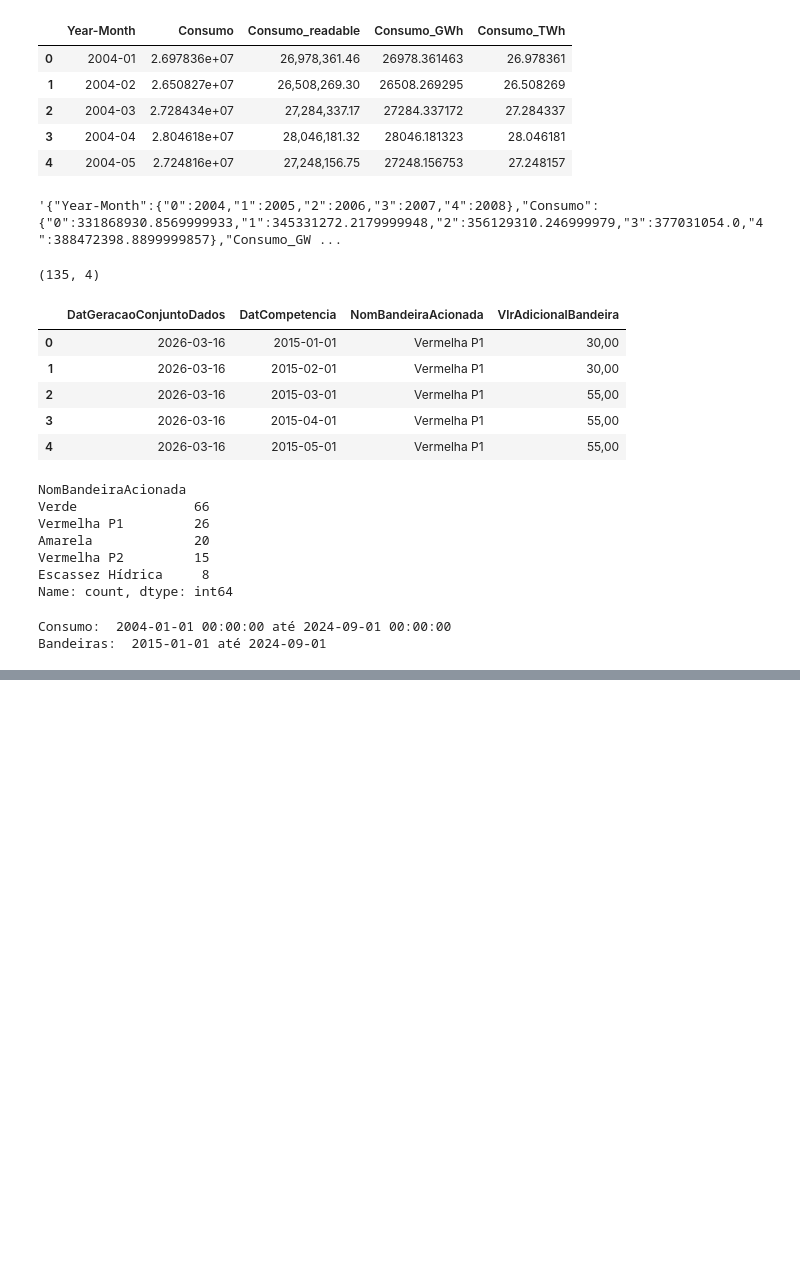
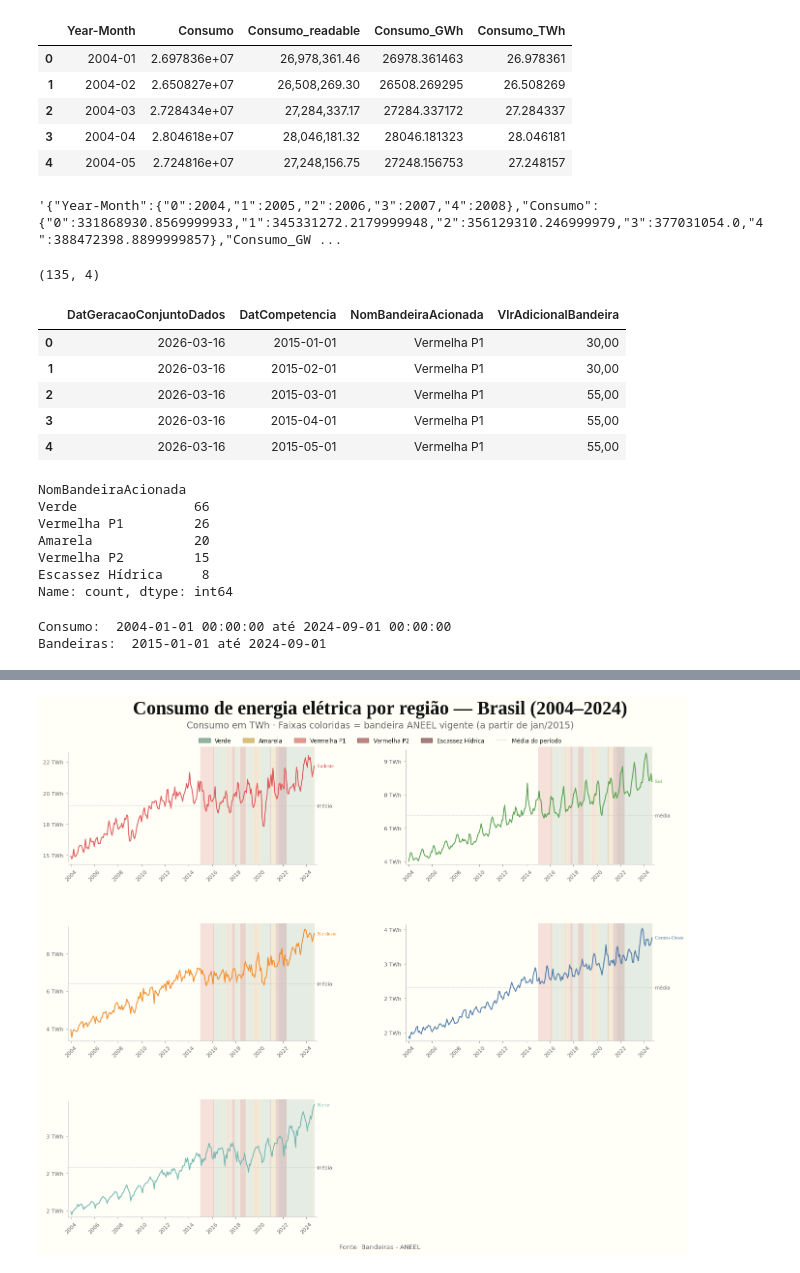
Before and after one commit to PalomaDuarte07/ecdv-energias-renovaveis, a Jupyter notebook: 2103-bandeira-consumo.ipynb, the cells around one changed output, grey strips where cells are left out. Drawn from its saved outputs; the diff is of its cells as text; code cells hidden in the pictures; blank space fills up the shorter version.

```diff
--- a/2103-bandeira-consumo.ipynb
+++ b/2103-bandeira-consumo.ipynb
@@ -442,0 +621,86 @@ Salvo: visualizacao_bandeiras.png
+# %%
+# ─────────────────────────────────────────────────────────────────────────────
+# PLOT 2: 5 REGIÕES
+# ─────────────────────────────────────────────────────────────────────────────
+fig2 = plt.figure(figsize=(15, 12), facecolor=BG)
+fig2.patch.set_facecolor(BG)
+
+gs2 = fig2.add_gridspec(
+    3, 2,
+    hspace=0.50, wspace=0.35,
+    top=0.88, bottom=0.07, left=0.07, right=0.88,
+)
+
+# 5 regiões em 3 linhas (2 colunas)
+axes_reg = [
+    fig2.add_subplot(gs2[0, 0]), fig2.add_subplot(gs2[0, 1]),
+    fig2.add_subplot(gs2[1, 0]), fig2.add_subplot(gs2[1, 1]),
+    fig2.add_subplot(gs2[2, 0]),  # Norte sozinho na linha 3
+]
+
+CORES_REG = {
+    "Centro-Oeste": "#4e79a7",
+    "Nordeste":     "#f28e2b",
+    "Norte":        "#76b7b2",
+    "Sudeste":      "#e15759",
+    "Sul":          "#59a14f",
+}
+
+titulos_reg = {
+    "Sudeste":      "",
+    "Sul":          "",
+    "Nordeste":     "",
+    "Centro-Oeste": "",
+    "Norte":        "",
+}
+
+for ax_r, reg in zip(axes_reg, ["Sudeste", "Sul", "Nordeste", "Centro-Oeste", "Norte"]):
+    dados_reg = por_regiao[por_regiao["Regiao"] == reg]
+    plotar_painel(
+        ax_r, dados_reg, "YM", "Consumo_TWh",
+        titulo=titulos_reg[reg],
+        cor_linha=CORES_REG[reg],
+        bandeiras_df=bandeiras,
+        milhoes=True,
+        show_xlabel=True,
+        rotulo=reg,
+    )
+
+# Legenda das bandeiras
+legenda_bandeiras = [
+    mpatches.Patch(color="#2d6a4f", alpha=0.5, label="Verde"),
+    mpatches.Patch(color="#b5830a", alpha=0.5, label="Amarela"),
+    mpatches.Patch(color="#c0392b", alpha=0.5, label="Vermelha P1"),
+    mpatches.Patch(color="#7b0f0f", alpha=0.5, label="Vermelha P2"),
+    mpatches.Patch(color="#4a0000", alpha=0.5, label="Escassez Hídrica"),
+    Line2D([0], [0], color=AXIS_C, linewidth=0.8,
+           linestyle="--", label="Média do período"),
+]
+
+fig2.legend(
+    handles=legenda_bandeiras,
+    loc="upper center",
+    ncol=6,
+    frameon=False,
+    fontsize=8.5,
+    bbox_to_anchor=(0.5, 0.905),
+    prop={"family": SANS[0], "size": 8.5},
+)
+
+# Título e fonte (centrados, seguindo padrão da PLOT 1)
+fig2.text(0.5, 0.96,
+         "Consumo de energia elétrica por região — Brasil (2004–2024)",
+         fontfamily=SERIF, fontsize=28, fontweight="bold", color=TEXT,
+         ha="center", va="top")
+fig2.text(0.5, 0.925,
+         "Consumo em TWh · Faixas coloridas = bandeira ANEEL vigente (a partir de jan/2015)",
+         fontfamily=SANS, fontsize=13.5, color=TEXT_SEC, ha="center", va="top")
+fig2.text(0.5, 0.015,
+         "Fonte: Bandeiras - ANEEL",
+         fontfamily=SANS, fontsize=9.5, color=TEXT_SEC, ha="center")
+
+plt.savefig("visualizacao_regioes.png", dpi=150, bbox_inches="tight",
+            facecolor=BG, edgecolor="none")
+print("Salvo: visualizacao_regioes.png")
+plt.show()
+# %% [output]
@@ -442,0 +708 @@ Salvo: visualizacao_bandeiras.png
+[figure, added]
```
Also changed, not shown: parts of 9 cells of this notebook, 12 other files.
